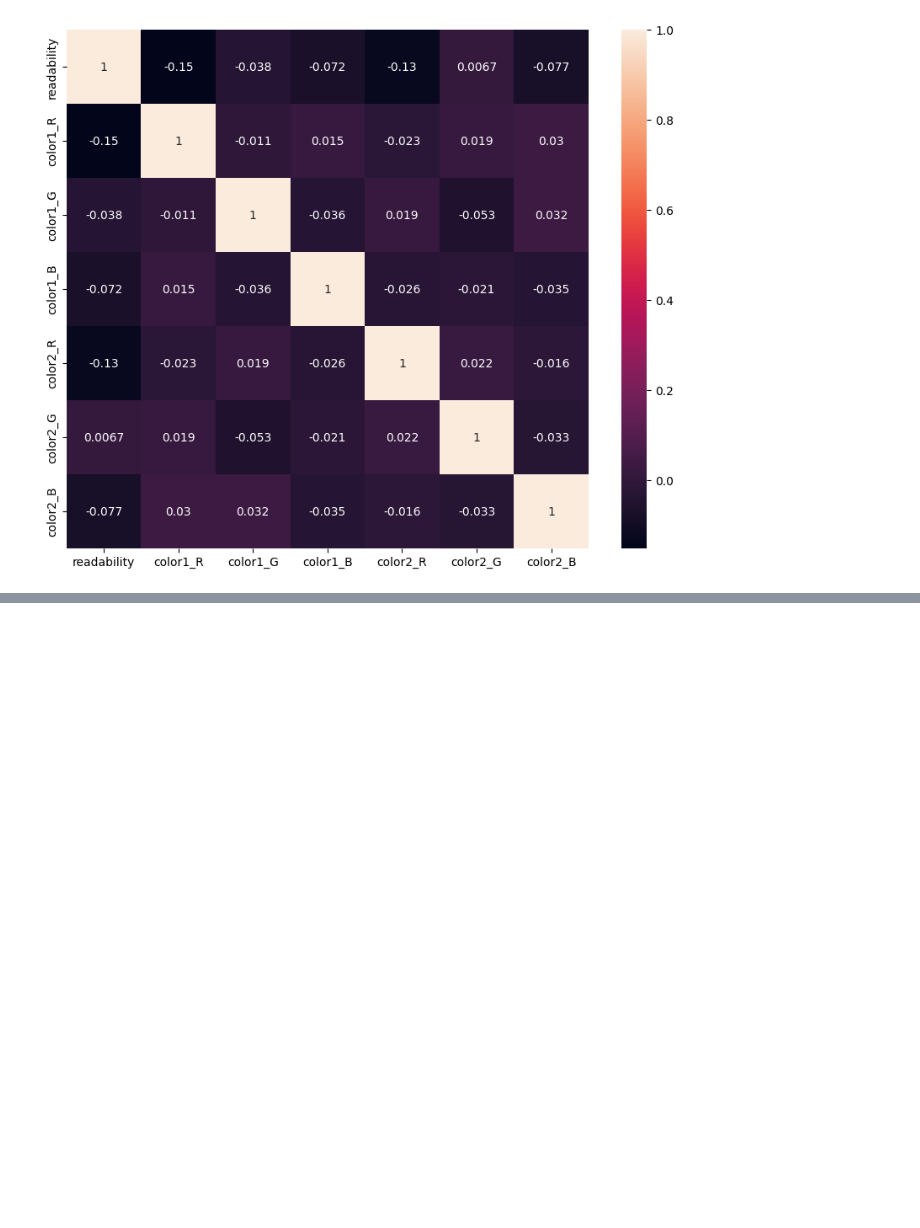
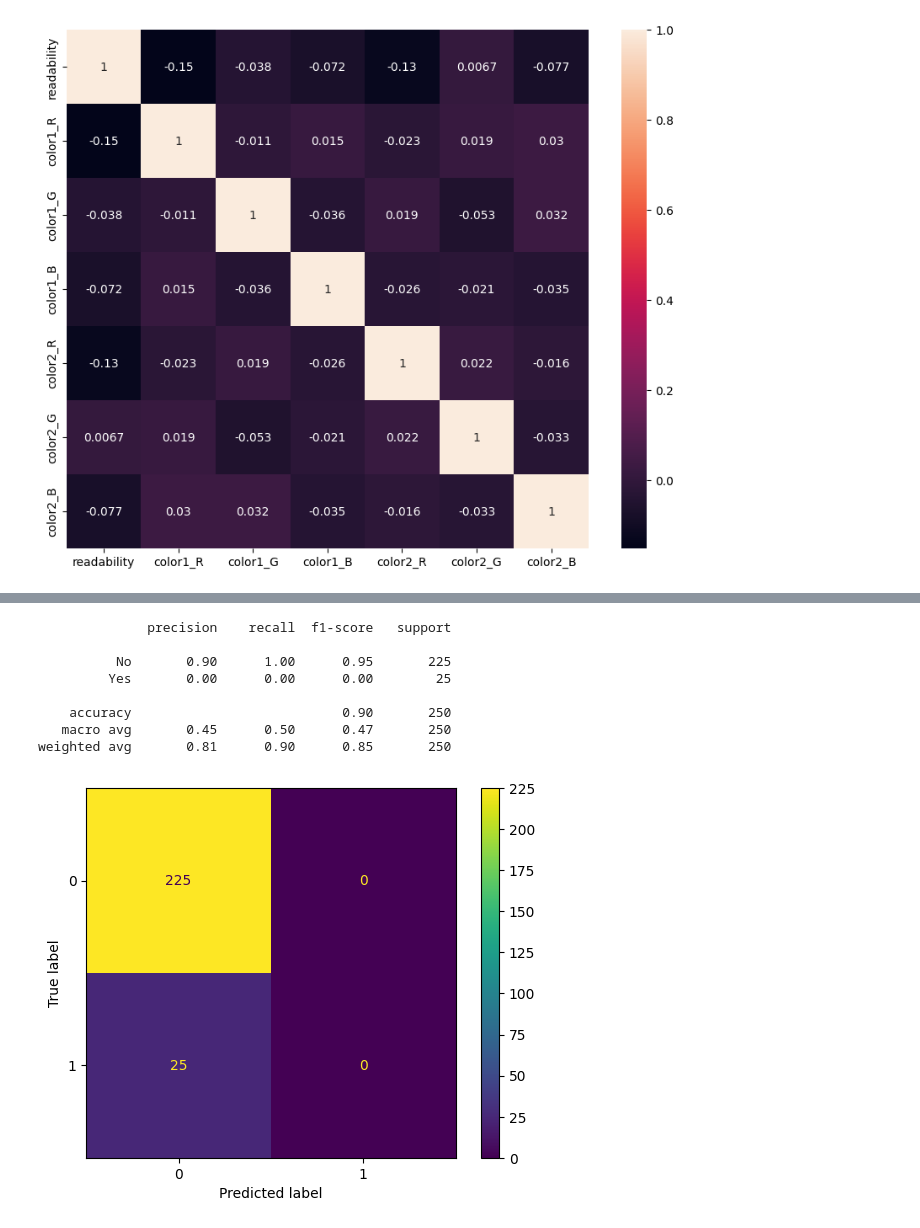
Before and after one commit to KarthikUdyawar/Color-detection, a Jupyter notebook: model/v2/model.ipynb, the cells around one changed output, grey strips where cells are left out. Drawn from its saved outputs; the diff is of its cells as text; code cells hidden in the pictures; blank space fills up the shorter version.

```diff
--- a/model/v2/model.ipynb
+++ b/model/v2/model.ipynb
@@ -122,0 +171,16 @@ plt.show()
+# %%
+from sklearn.naive_bayes import GaussianNB
+GNB = GaussianNB()
+GNB.fit(X_train, y_train)
+y_pred_GNB = GNB.predict(X_test)
+print_result(y_pred_GNB)
+# %% [output]
+              precision    recall  f1-score   support
+
+          No       0.90      1.00      0.95       225
+         Yes       0.00      0.00      0.00        25
+
+    accuracy                           0.90       250
+   macro avg       0.45      0.50      0.47       250
+weighted avg       0.81      0.90      0.85       250
+[figure, added]
```
Also changed, not shown: parts of 8 cells of this notebook.
